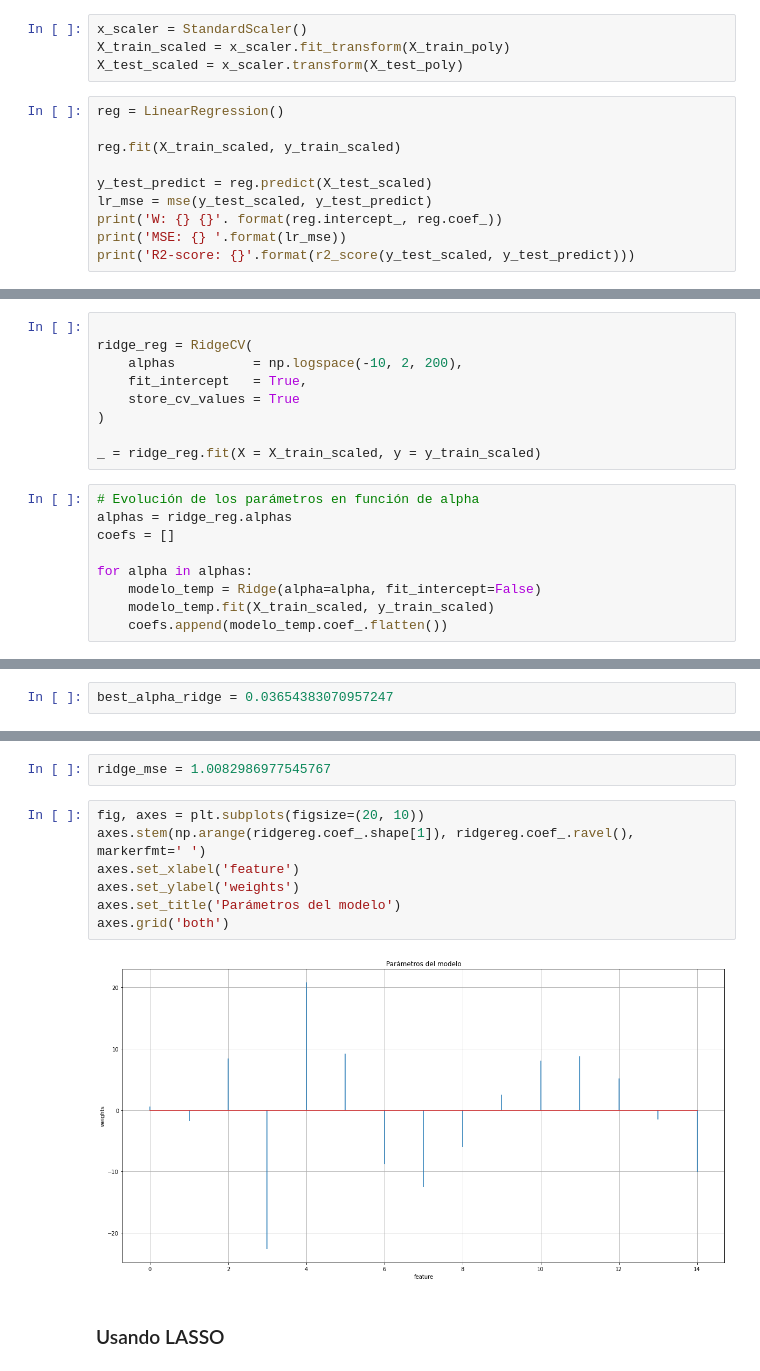
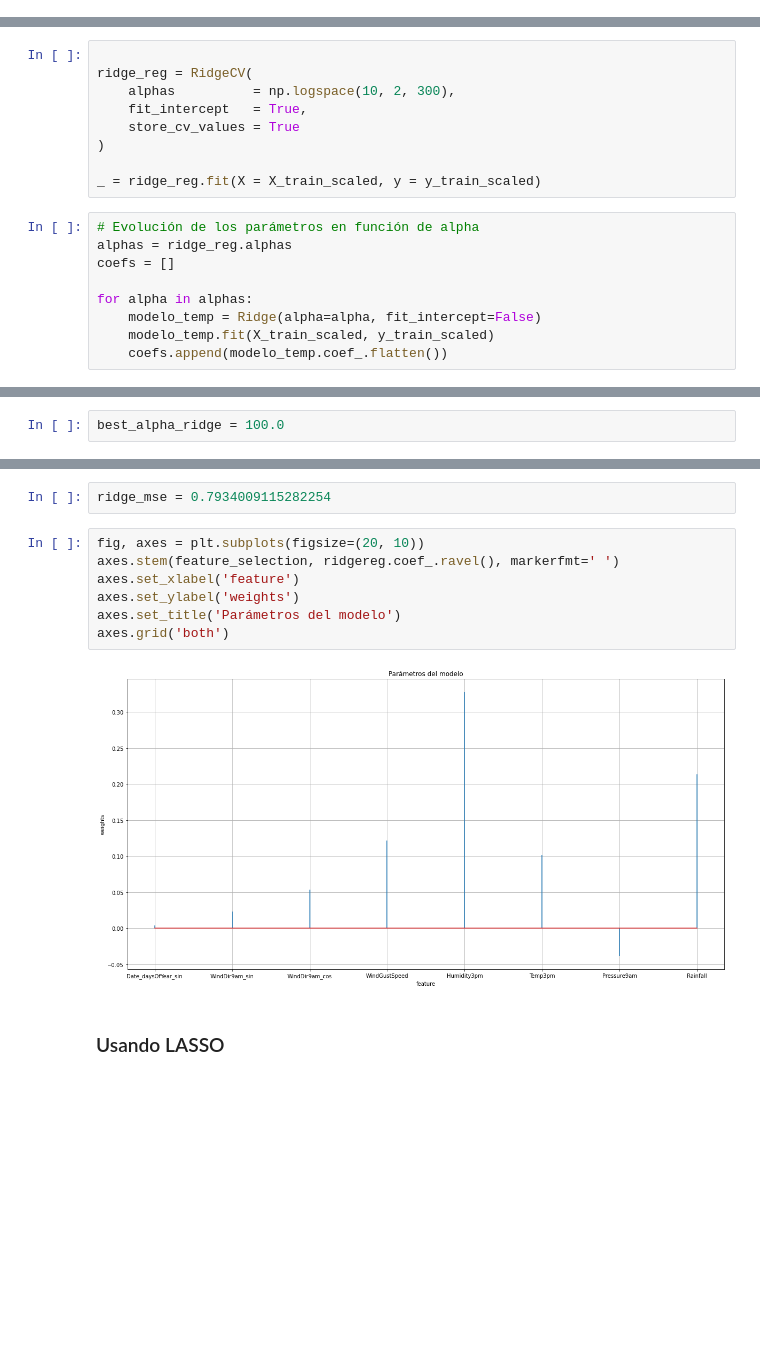
Before and after one commit to freddy120/ad_ceia, a Jupyter notebook: notebooks/tpintegrador/TP Integrador Análisis de datos.ipynb, the cells around one changed output, grey strips where cells are left out. Drawn from its saved outputs; the diff is of its cells as text; blank space fills up the shorter version.

```diff
--- a/notebooks/tpintegrador/TP Integrador Análisis de datos.ipynb
+++ b/notebooks/tpintegrador/TP Integrador Análisis de datos.ipynb
@@ -1910,14 +1906,0 @@ X_test_poly = poly.transform(X_test.values)
-# %%
-x_scaler = StandardScaler()
-X_train_scaled = x_scaler.fit_transform(X_train_poly)
-X_test_scaled = x_scaler.transform(X_test_poly)
-# %%
-reg = LinearRegression()
-
-reg.fit(X_train_scaled, y_train_scaled)
-
-y_test_predict = reg.predict(X_test_scaled)
-lr_mse = mse(y_test_scaled, y_test_predict)
-print('W: {} {}'. format(reg.intercept_, reg.coef_))
-print('MSE: {} '.format(lr_mse))
-print('R2-score: {}'.format(r2_score(y_test_scaled, y_test_predict)))
@@ -1951,7 +1923,7 @@ axes.grid('both')
 # %%
 
 ridge_reg = RidgeCV(
-    alphas          = np.logspace(-10, 2, 200),
+    alphas          = np.logspace(10, 2, 300),
     fit_intercept   = True,
     store_cv_values = True
 )
@@ -2024,5 +1955,5 @@ Mejor valor de alpha encontrado: 0.03654383070957247
 # %%
-best_alpha_ridge = 0.03654383070957247
+best_alpha_ridge = 100.0
 # %%
 ridgereg = Ridge(alpha=best_alpha_ridge, fit_intercept=False)
 ridgereg.fit(X_train_scaled, y_train_scaled)
@@ -2043,14 +1973,14 @@ R2-score: 0.08865009115255751
-# %%
-ridge_mse = 1.0082986977545767
+# %%
+ridge_mse = 0.7934009115282254
 # %%
 fig, axes = plt.subplots(figsize=(20, 10))
-axes.stem(np.arange(ridgereg.coef_.shape[1]), ridgereg.coef_.ravel(), markerfmt=' ')
+axes.stem(feature_selection, ridgereg.coef_.ravel(), markerfmt=' ')
 axes.set_xlabel('feature')
 axes.set_ylabel('weights')
 axes.set_title('Parámetros del modelo')
 axes.grid('both')
 # %% [output]
-[figure, old version]
+[figure, new version]
 # %% [markdown]
 ### Usando LASSO
 # %%
```
Also changed, not shown: parts of 135 cells of this notebook.
